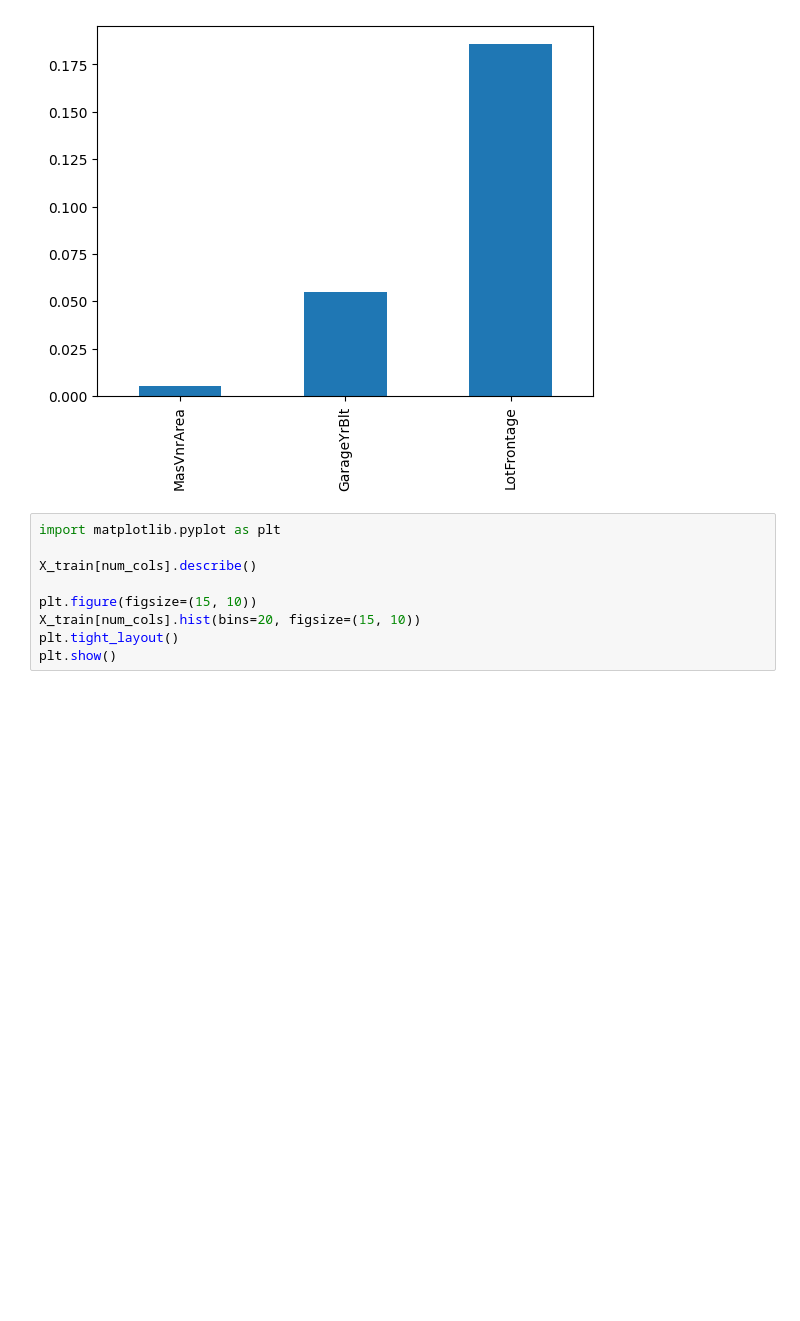
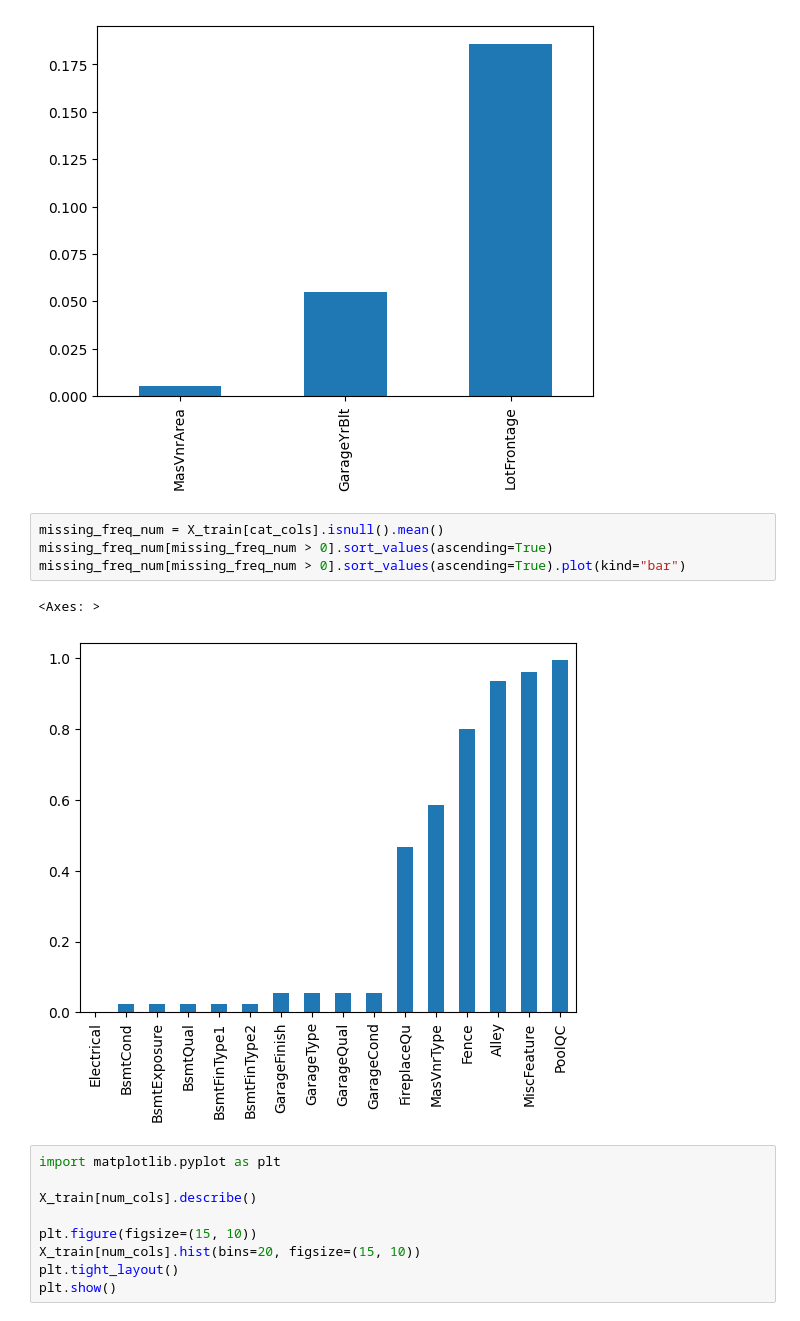
Before and after one commit to Reinamishimaa/ml_assignment_1, a Jupyter notebook: model-experiment.ipynb, the cells around one changed output. Drawn from its saved outputs; the diff is of its cells as text; blank space fills up the shorter version.

```diff
--- a/model-experiment.ipynb
+++ b/model-experiment.ipynb
@@ -124,6 +124,13 @@ missing_freq_num[missing_freq_num > 0].sort_values(ascending=True).plot(kind="ba
 # %% [output]
 <Axes: >
 [figure]
+# %%
+missing_freq_num = X_train[cat_cols].isnull().mean()
+missing_freq_num[missing_freq_num > 0].sort_values(ascending=True)
+missing_freq_num[missing_freq_num > 0].sort_values(ascending=True).plot(kind="bar")
+# %% [output]
+<Axes: >
+[figure, added]
 # %%
 import matplotlib.pyplot as plt
 
```
Also changed, not shown: parts of 7 cells of this notebook, 3 other files.
